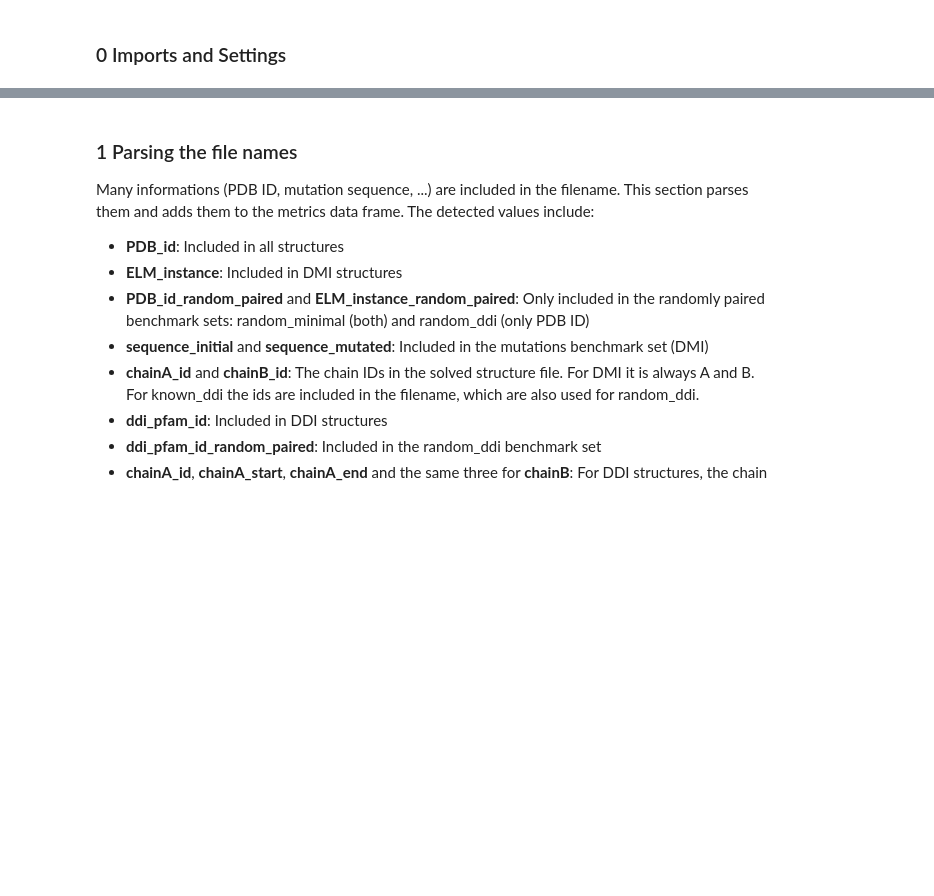
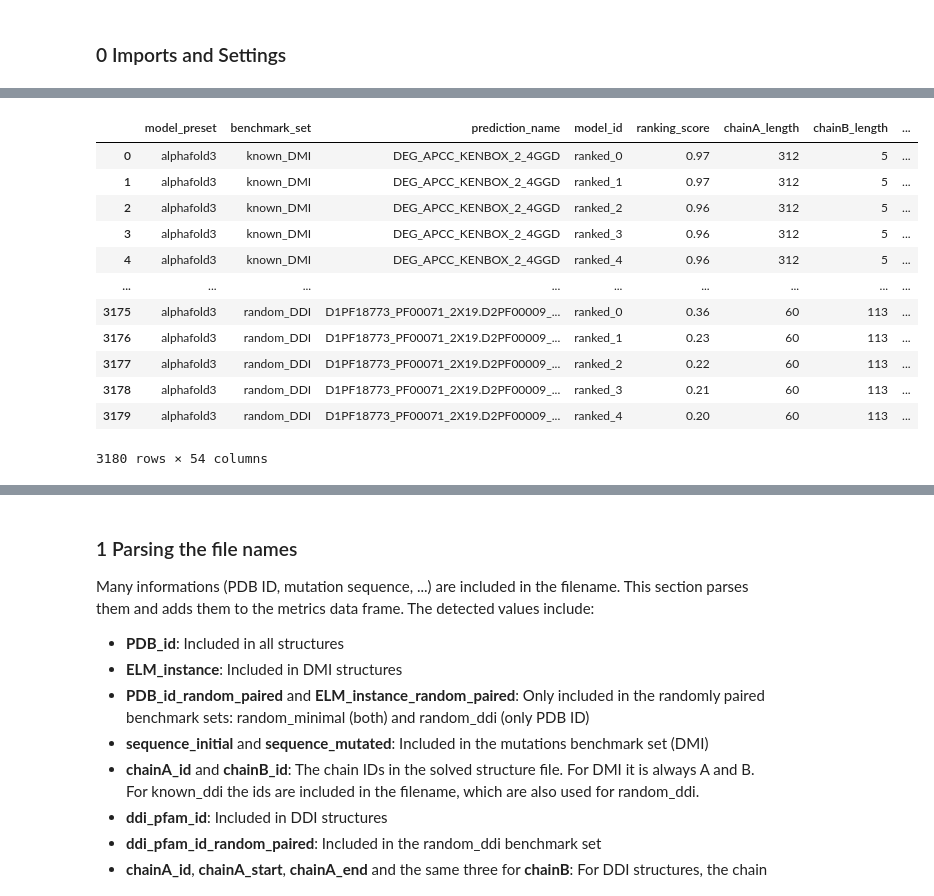
Before and after one commit to andreasmz/bachelorthesis, a Jupyter notebook: src/parsing AF output.ipynb, the cells around one changed output, grey strips where cells are left out. Cells and saved outputs as stored; diff of their text form; code cells hidden in the pictures; blank space fills up the shorter version.

```diff
--- a/src/parsing AF output.ipynb
+++ b/src/parsing AF output.ipynb
@@ -100,3 +141,52 @@ display(dataAF)
+# %%
+# Load
+if load_previous:
+    dataAF = pd.read_csv(path_resources / af_mode / (af_mode + "_metrics.tsv"), sep="\t")
+else:
+    # Read in the AF data
+    if af_mode == "AF2":
+        dataAF = pd.read_csv(path_AF / "AF_metrics_all_structures.tsv", sep="\t")
+        # Drop columns to recalculate them
+        dataAF.drop(columns=["RMSD_domain", "num_align_atoms_domain", "align_score_domain", "num_align_resi_domain", "RMSD_backbone_peptide", "RMSD_all_atom_peptide", "known_motif_plddt", "DockQ", "iRMS", "LRMS", "Fnonnat", "label"], inplace=True)
+
+        # Adding benchmark set column
+        benchmark_set_replace_dict = {"1": "mutations_DMI", "2" : "mutations_DMI", "approved minimal DDI": "known_DDI", "known minimal": "known_DMI", "random minimal": "random_DMI", "random minimal DDI": "random_DDI"}
+        dataAF["benchmark_set"] = None
+        dataAF["num_mutations"] = None
+
+        for i, row in dataAF.iterrows():
+            if row["num_mutation_in_motif"] == "1":
+                dataAF.at[i, "num_mutations"] = 1
+            elif row["num_mutation_in_motif"] == "2":
+                dataAF.at[i, "num_mutations"] = 2
+            benchmark_set = benchmark_set_replace_dict[row["num_mutation_in_motif"]]
+            dataAF.at[i, "benchmark_set"] = benchmark_set
+        dataAF.drop(columns=["num_mutation_in_motif"], inplace=True)
+
+    elif af_mode == "AF3":
+        dataAF = pd.read_csv(path_AF / "AF3_output.tsv", sep="\t")
+
+        benchmark_set_replace_dict = {"mutations": "mutations_DMI", "known_minimal": "known_DMI", "known_ddi": "known_DDI", "random_minimal": "random_DMI", "random_ddi": "random_DDI"}
+
+        for i, row in dataAF.iterrows():
+            benchmark_set = benchmark_set_replace_dict[row["benchmark_set"]]
+            dataAF.at[i, "benchmark_set"] = benchmark_set
+enhance_dataframe()
+display(dataAF)
+# %% [output]
+|  | model_preset | benchmark_set | prediction_name | model_id | ranking_score | chainA_length | chainB_length | ... |
+| 0 | alphafold3 | known_DMI | DEG_APCC_KENBOX_2_4GGD | ranked_0 | 0.97 | 312 | 5 | ... |
+| 1 | alphafold3 | known_DMI | DEG_APCC_KENBOX_2_4GGD | ranked_1 | 0.97 | 312 | 5 | ... |
+| 2 | alphafold3 | known_DMI | DEG_APCC_KENBOX_2_4GGD | ranked_2 | 0.96 | 312 | 5 | ... |
+| 3 | alphafold3 | known_DMI | DEG_APCC_KENBOX_2_4GGD | ranked_3 | 0.96 | 312 | 5 | ... |
+| 4 | alphafold3 | known_DMI | DEG_APCC_KENBOX_2_4GGD | ranked_4 | 0.96 | 312 | 5 | ... |
+| ... | ... | ... | ... | ... | ... | ... | ... | ... |
+| 3175 | alphafold3 | random_DDI | D1PF18773_PF00071_2X19.D2PF00009_... | ranked_0 | 0.36 | 60 | 113 | ... |
+| 3176 | alphafold3 | random_DDI | D1PF18773_PF00071_2X19.D2PF00009_... | ranked_1 | 0.23 | 60 | 113 | ... |
+| 3177 | alphafold3 | random_DDI | D1PF18773_PF00071_2X19.D2PF00009_... | ranked_2 | 0.22 | 60 | 113 | ... |
+| 3178 | alphafold3 | random_DDI | D1PF18773_PF00071_2X19.D2PF00009_... | ranked_3 | 0.21 | 60 | 113 | ... |
+| 3179 | alphafold3 | random_DDI | D1PF18773_PF00071_2X19.D2PF00009_... | ranked_4 | 0.20 | 60 | 113 | ... |
+3180 rows × 54 columns
 # %%
 # Read in solved structure data
 
```
Also changed, not shown: parts of 22 cells of this notebook, 15 other files.
